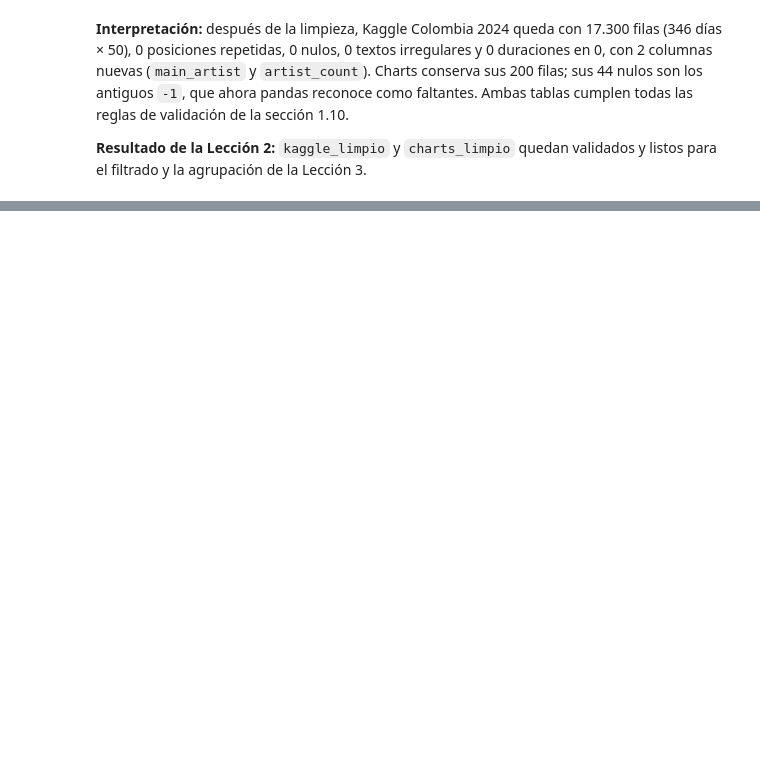
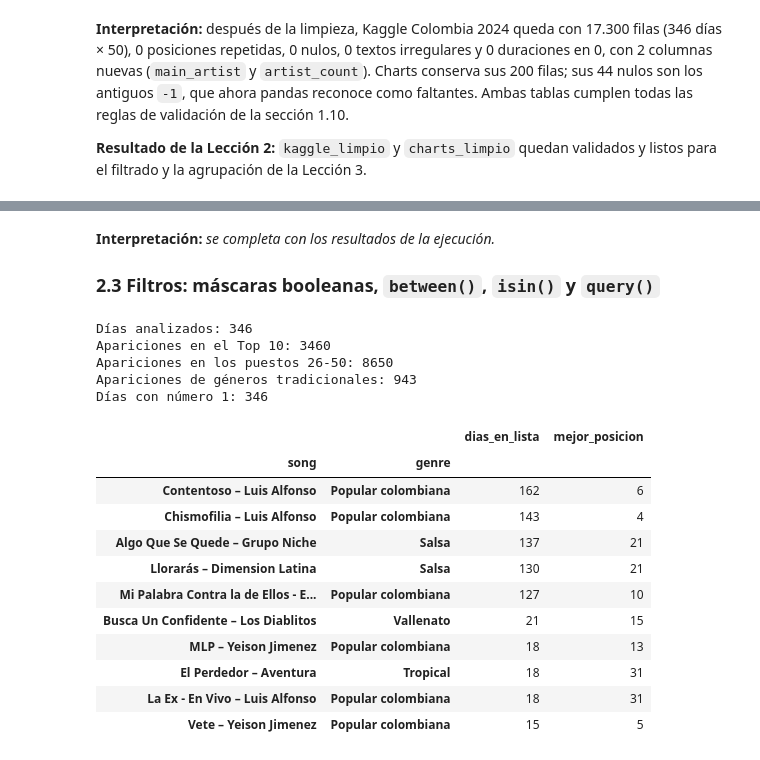
Before and after one commit to jeferson-estiven-vargas/proyecto-spotify-colombia, a Jupyter notebook: notebooks/data_preparation.ipynb, the cells around one changed output, grey strips where cells are left out. Saved outputs shown, nothing was run; the diff lists cells and outputs as text; code cells hidden in the pictures; blank space fills up the shorter version.

```diff
--- a/notebooks/data_preparation.ipynb
+++ b/notebooks/data_preparation.ipynb
@@ -504,0 +600,51 @@ comparacion_calidad
+# %% [markdown]
+**Interpretación:** _se completa con los resultados de la ejecución._
+
+### 2.3 Filtros: máscaras booleanas, `between()`, `isin()` y `query()`
+# %%
+# Máscara booleana: los diez primeros puestos de cada día
+top10 = top50[top50["daily_rank"] <= 10]
+
+# between(): la mitad baja de la lista (puestos 26 a 50, ambos incluidos)
+mitad_baja = top50[top50["daily_rank"].between(26, 50)]
+
+# isin(): géneros tradicionales colombianos y del Caribe
+GENEROS_TRADICIONALES = ["Salsa", "Tropical", "Vallenato", "Popular colombiana"]
+tradicionales = top50[top50["genre"].isin(GENEROS_TRADICIONALES)]
+
+# query(): la canción número 1 de cada día
+numero_uno = top50.query("daily_rank == 1")
+
+dias = top50["snapshot_date"].nunique()
+assert len(top10) == dias * 10, "el Top 10 debe tener 10 canciones por día"
+assert len(numero_uno) == dias, "debe haber un número 1 por día"
+
+print("Días analizados:", dias)
+print("Apariciones en el Top 10:", len(top10))
+print("Apariciones en los puestos 26-50:", len(mitad_baja))
+print("Apariciones de géneros tradicionales:", len(tradicionales))
+print("Días con número 1:", len(numero_uno))
+
+# Ordenamiento: las canciones tradicionales que más días estuvieron en la lista
+(tradicionales.groupby(["song", "genre"])
+    .agg(dias_en_lista=("snapshot_date", "nunique"), mejor_posicion=("daily_rank", "min"))
+    .sort_values(["dias_en_lista", "mejor_posicion"], ascending=[False, True])
+    .head(10))
+# %% [output]
+Días analizados: 346
+Apariciones en el Top 10: 3460
+Apariciones en los puestos 26-50: 8650
+Apariciones de géneros tradicionales: 943
+Días con número 1: 346
+|  |  | dias_en_lista | mejor_posicion |
+| song | genre |  |  |
+| Contentoso – Luis Alfonso | Popular colombiana | 162 | 6 |
+| Chismofilia – Luis Alfonso | Popular colombiana | 143 | 4 |
+| Algo Que Se Quede – Grupo Niche | Salsa | 137 | 21 |
+| Llorarás – Dimension Latina | Salsa | 130 | 21 |
+| Mi Palabra Contra la de Ellos - E... | Popular colombiana | 127 | 10 |
+| Busca Un Confidente – Los Diablitos | Vallenato | 21 | 15 |
+| MLP – Yeison Jimenez | Popular colombiana | 18 | 13 |
+| El Perdedor – Aventura | Tropical | 18 | 31 |
+| La Ex - En Vivo – Luis Alfonso | Popular colombiana | 18 | 31 |
+| Vete – Yeison Jimenez | Popular colombiana | 15 | 5 |
```
Also changed, not shown: parts of 13 cells of this notebook, 2 other files.
